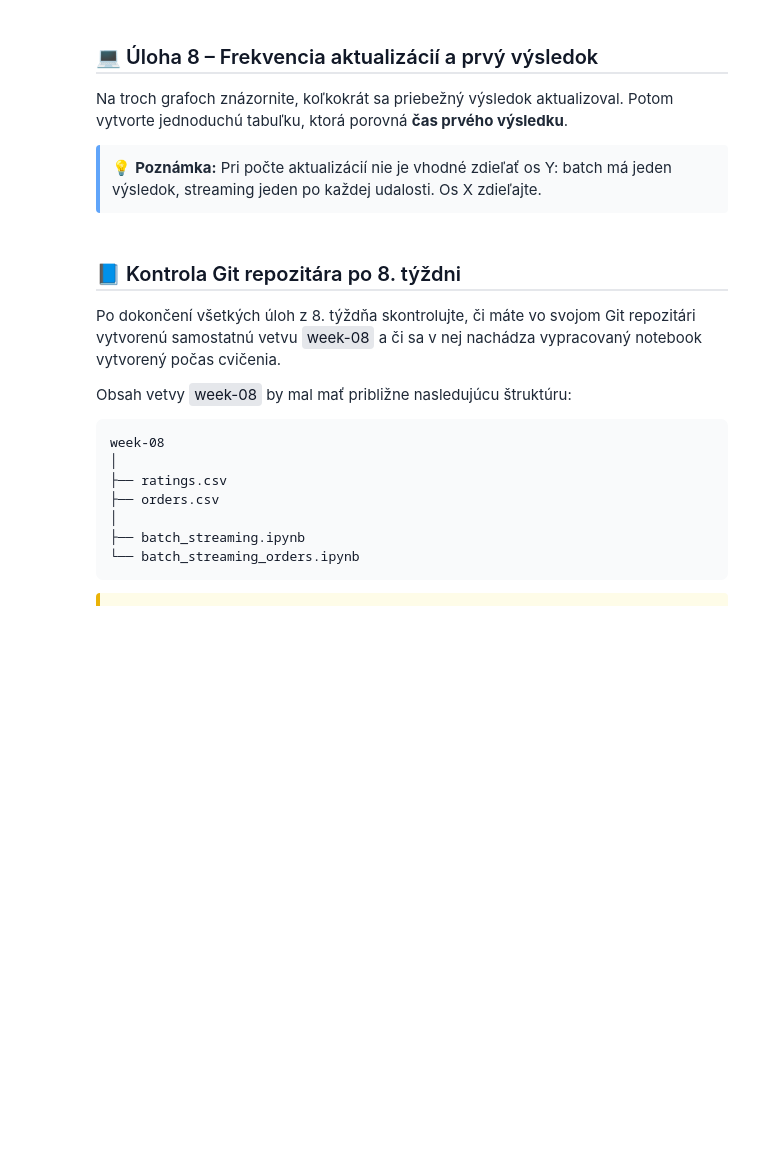
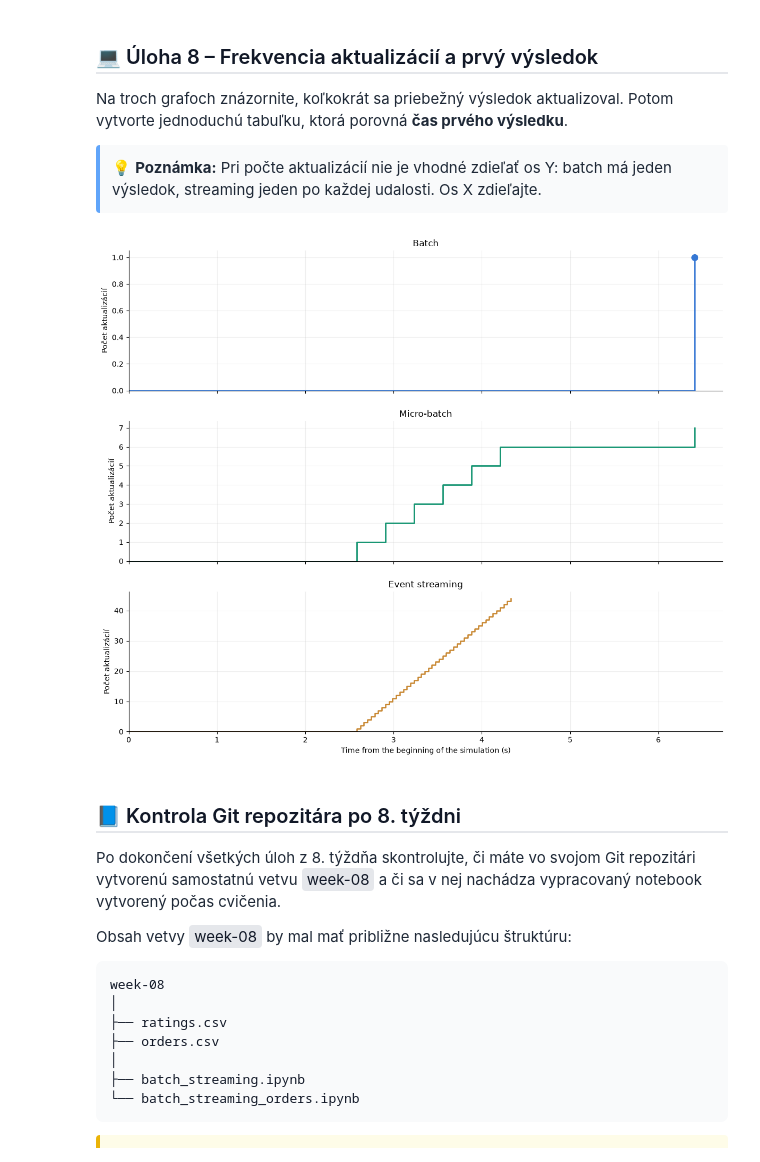
Before and after one commit to LexaBeni/database_technology, a Jupyter notebook: seminar_08/batch_streaming_orders.ipynb, the cells around one changed output. Saved outputs shown, nothing was run; the diff lists cells and outputs as text; code cells hidden in the pictures; blank space fills up the shorter version.

```diff
--- a/seminar_08/batch_streaming_orders.ipynb
+++ b/seminar_08/batch_streaming_orders.ipynb
@@ -234,44 +234,32 @@ plt.show()
 # %%
 fig, axes = plt.subplots(3, 1, figsize=(12, 10), sharex=True)
 
 
 axes[0].step([0, batch_ready_sec], [0, 1], where="post", color="#3577d4", linewidth=2)
 
-axes[0].scatter(
-    [batch_ready_sec], [1],
-    color="#3577d4", s=70, zorder=5
-)
+axes[0].scatter([batch_ready_sec], [1], color="#3577d4", s=70, zorder=5)
 axes[0].set_title("Batch")
 
-# 2. MICRO-BATCH – výsledok sa aktualizuje po každej dávke
-axes[1].step(
-    [0] + [x[0] for x in micro_updates],
-    [0] + list(range(1, len(micro_updates) + 1)),
-    where="post", color="#159572", linewidth=2
-)
+axes[1].step([0] + [x[0] for x in micro_updates], [0] + list(range(1, len(micro_updates) + 1)), where="post", color="#159572", linewidth=2)
 axes[1].set_title("Micro-batch")
 
-# 3. STREAMING – výsledok sa aktualizuje po každej udalosti
-axes[2].step(
-    [0] + [x[0] for x in stream_updates],
-    [0] + list(range(1, len(stream_updates) + 1)),
-    where="post", color="#c88730", linewidth=1.8
-)
+axes[2].step([0] + [x[0] for x in stream_updates], [0] + list(range(1, len(stream_updates) + 1)), where="post", color="#c88730", linewidth=1.8)
 axes[2].set_title("Event streaming")
 
-# spoločné nastavenia grafov
 for ax in axes:
     ax.set_ylabel("Počet aktualizácií")
     ax.grid(alpha=0.2)
     ax.spines["top"].set_visible(False)
     ax.spines["right"].set_visible(False)
     ax.set_xlim(left=0)
     ax.set_ylim(bottom=0)
 
-axes[2].set_xlabel("Čas od začiatku simulácie (s)")
+axes[2].set_xlabel("Time from the beginning of the simulation (s)")
 
 plt.tight_layout(h_pad=2)
 plt.show()
+# %% [output]
+[figure, added]
 # %% [markdown]
 <h2 style="margin: 24px 0 16px; font-size: 20px; font-weight: 600; font-family: 'Segoe UI', Roboto, sans-serif; color: #111827; border-bottom: 2px solid #e5e7eb; padding-bottom: 6px;">
   📘 Kontrola Git repozitára po 8. týždni
```
Also changed, not shown: 1 other file.
